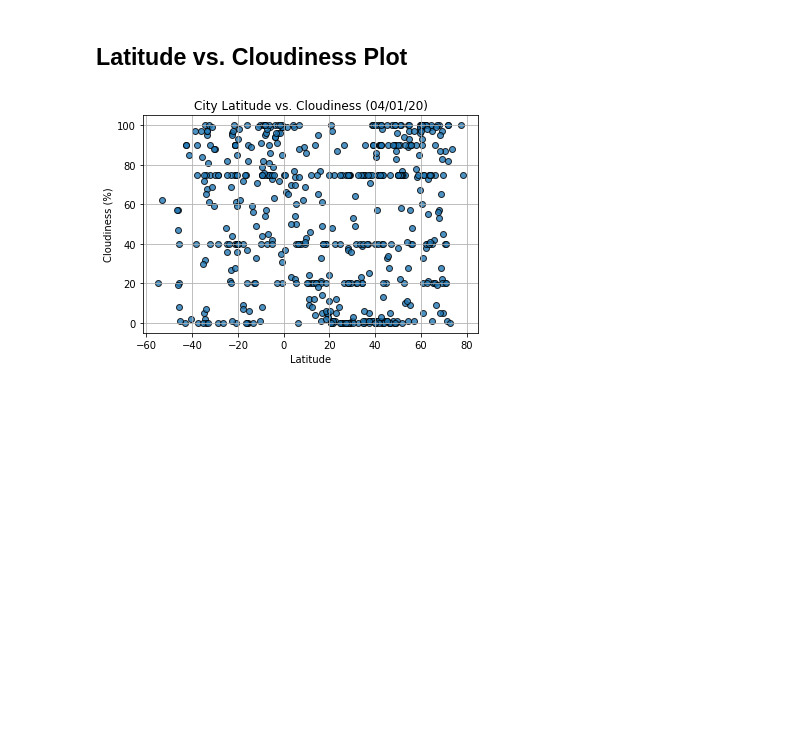
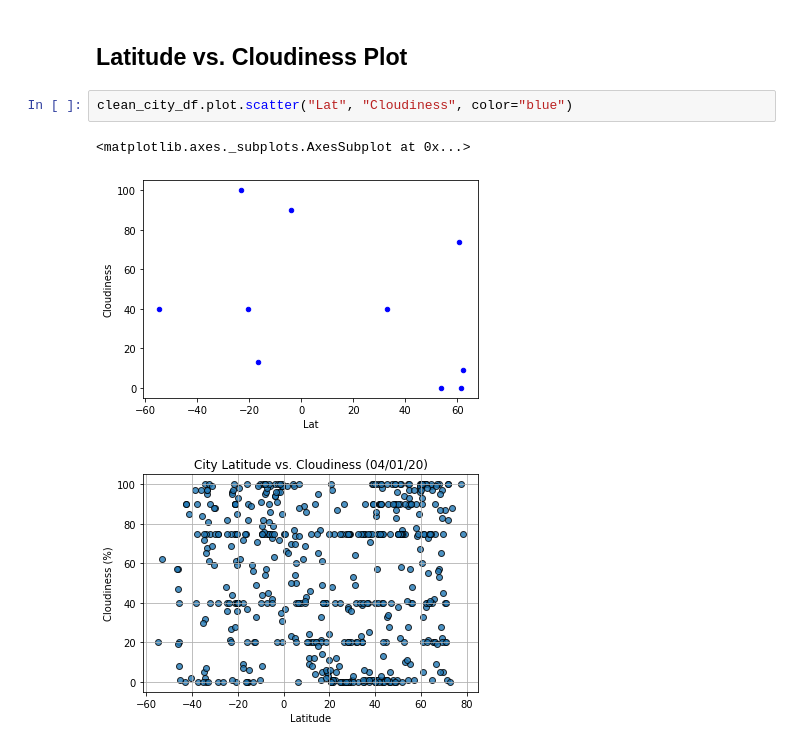
Before and after one commit to corriethomas/Python-API-Challenge, a Jupyter notebook: WeatherPy/starter_code/WeatherPy-Copy2.ipynb, the cells around one changed output. Saved outputs shown, nothing was run; the diff lists cells and outputs as text; blank space fills up the shorter version.

```diff
--- a/WeatherPy/starter_code/WeatherPy-Copy2.ipynb
+++ b/WeatherPy/starter_code/WeatherPy-Copy2.ipynb
@@ -205,6 +271,11 @@ Int64Index([], dtype='int64')
 [figure]
 # %% [markdown]
 ## Latitude vs. Cloudiness Plot
+# %%
+clean_city_df.plot.scatter("Lat", "Cloudiness", color="blue")
+# %% [output]
+<matplotlib.axes._subplots.AxesSubplot at 0x...>
+[figure, added]
 # %%
 # %% [output]
 [figure]
```
Also changed, not shown: parts of 9 cells of this notebook, 1 other file.
